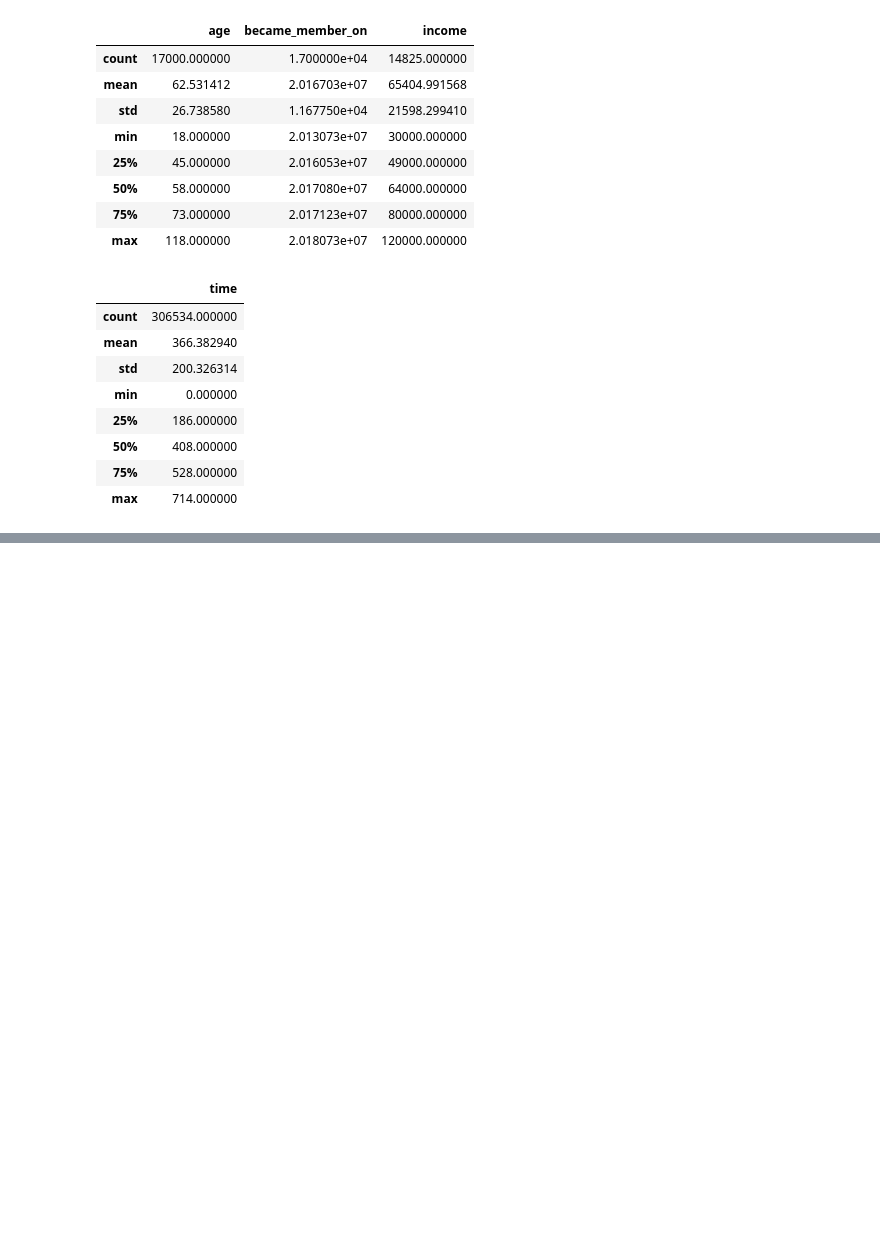
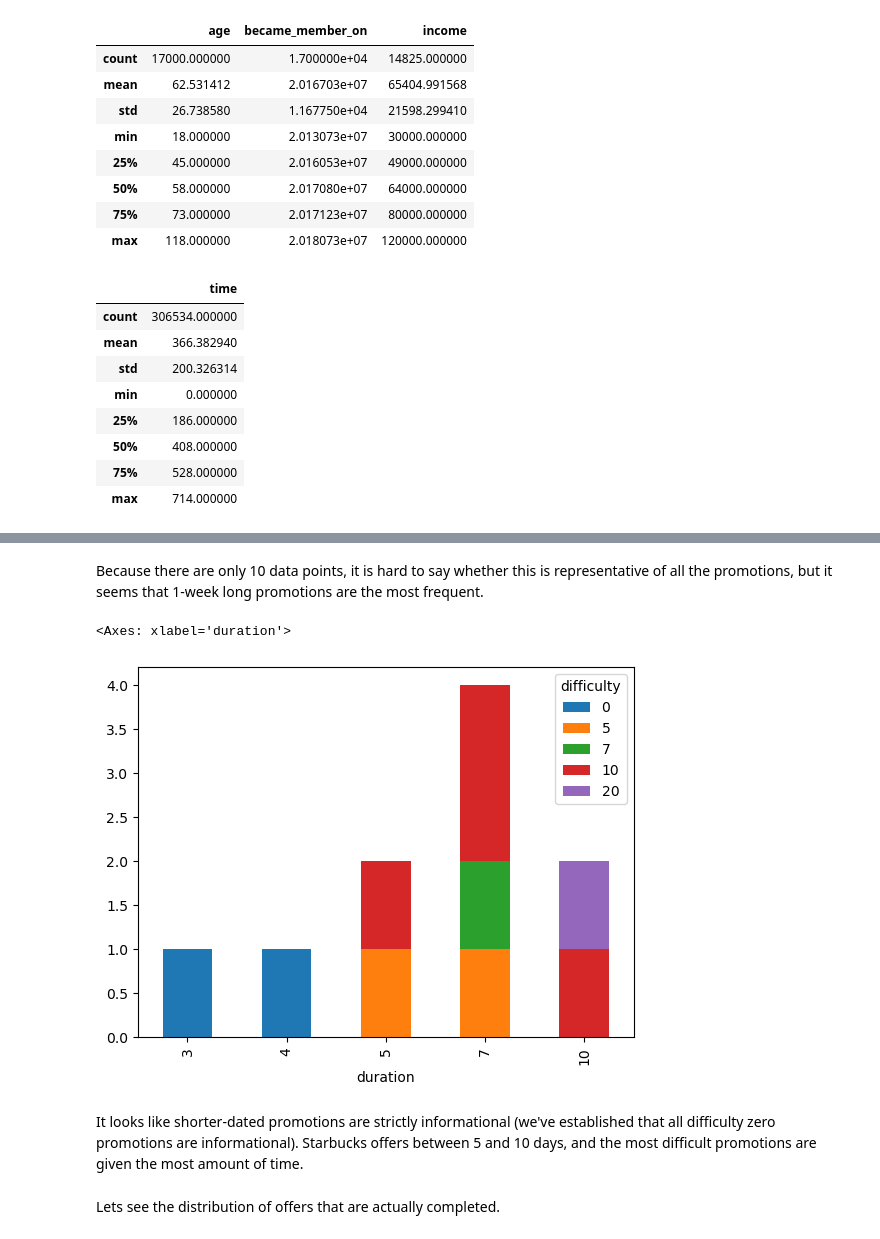
Before and after one commit to tnazikian/Udacity-Data-Scientist-Capstone, a Jupyter notebook: Starbucks_Capstone_notebook.ipynb, the cells around one changed output, grey strips where cells are left out. Saved outputs shown, nothing was run; the diff lists cells and outputs as text; code cells hidden in the pictures; blank space fills up the shorter version.

```diff
--- a/Starbucks_Capstone_notebook.ipynb
+++ b/Starbucks_Capstone_notebook.ipynb
@@ -474,0 +494,12 @@ transcript.describe()
+# %% [markdown]
+Because there are only 10 data points, it is hard to say whether this is representative of all the promotions, but it seems that 1-week long promotions are the most frequent.
+# %%
+portfolio.groupby(["duration", "difficulty"]).size().unstack(fill_value=0).plot(kind='bar', stacked=True)
+# %% [output]
+<Axes: xlabel='duration'>
+[figure, added]
+# %% [markdown]
+It looks like shorter-dated promotions are strictly informational (we've established that all difficulty zero promotions are informational).
+Starbucks offers between 5 and 10 days, and the most difficult promotions are given the most amount of time.
+# %% [markdown]
+Lets see the distribution of offers that are actually completed.
```
Also changed, not shown: parts of 27 cells of this notebook.
